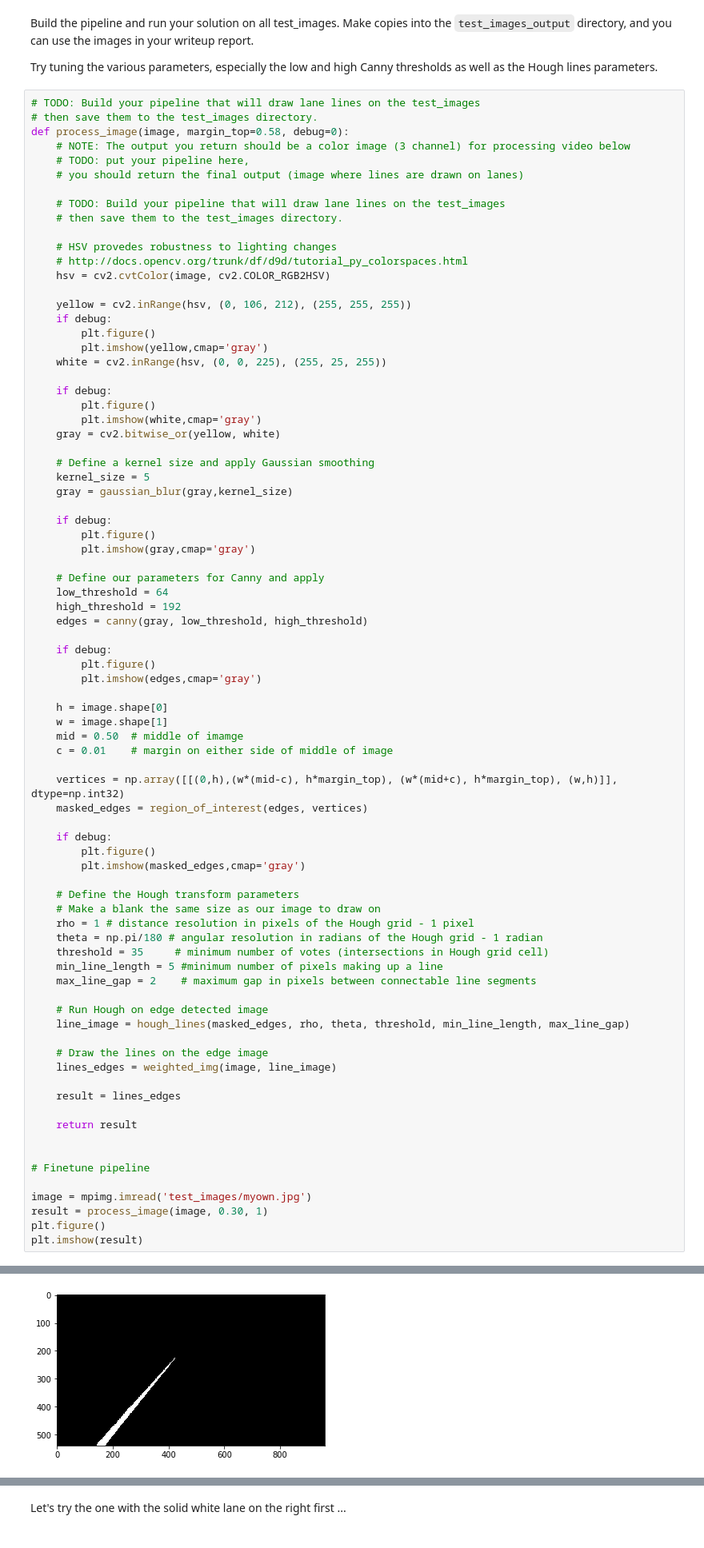
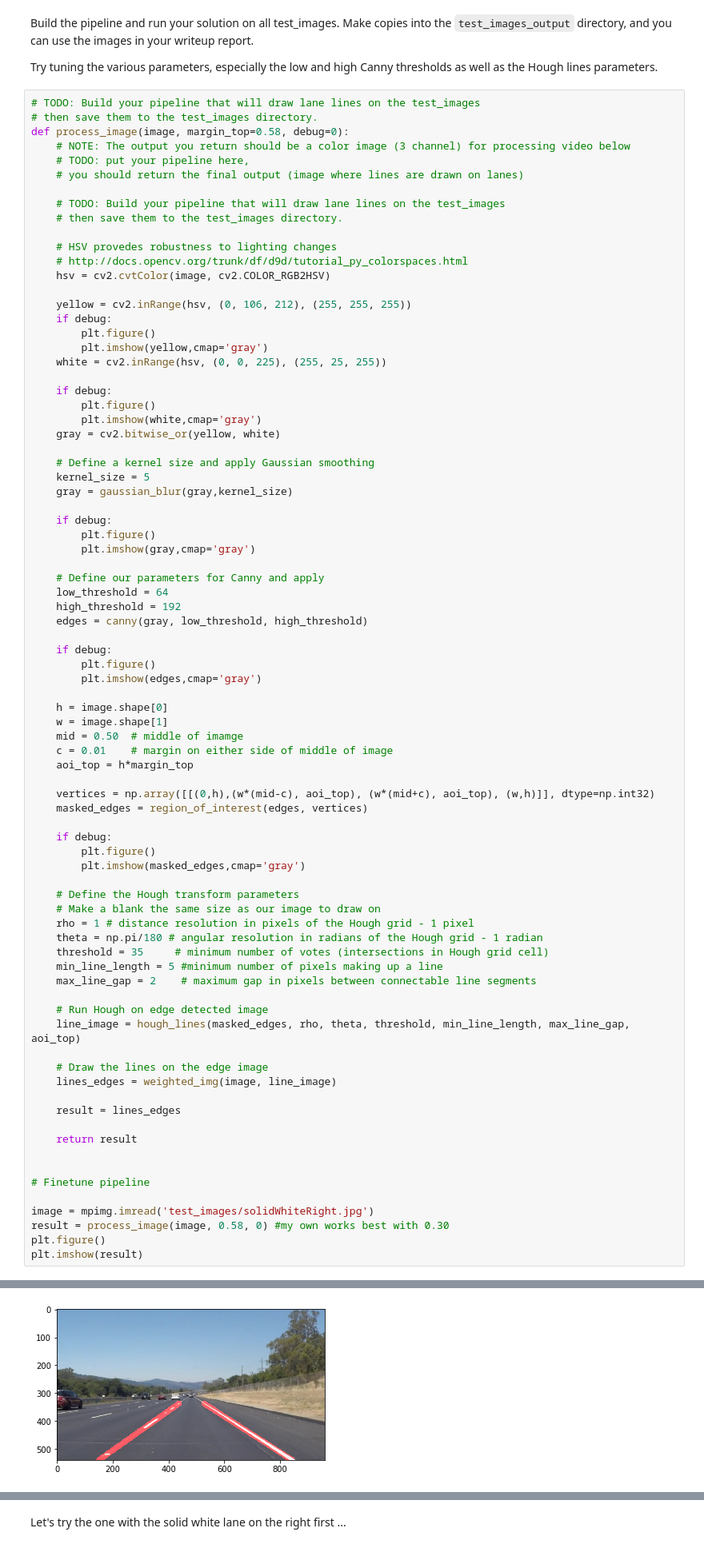
Before and after one commit to asadziach/CarND-LaneLines-P1, a Jupyter notebook: P1.ipynb, the cells around one changed output, grey strips where cells are left out. Shown at 80% size. Cells and saved outputs as stored; diff of their text form.

```diff
--- a/P1.ipynb
+++ b/P1.ipynb
@@ -236,39 +287,40 @@ def process_image(image, margin_top=0.58, debug=0):
     w = image.shape[1]
     mid = 0.50  # middle of imamge
     c = 0.01    # margin on either side of middle of image
+    aoi_top = h*margin_top
 
-    vertices = np.array([[(0,h),(w*(mid-c), h*margin_top), (w*(mid+c), h*margin_top), (w,h)]], dtype=np.int32)
+    vertices = np.array([[(0,h),(w*(mid-c), aoi_top), (w*(mid+c), aoi_top), (w,h)]], dtype=np.int32)
     masked_edges = region_of_interest(edges, vertices)
 
     if debug:
         plt.figure()
         plt.imshow(masked_edges,cmap='gray')
 
     # Define the Hough transform parameters
     # Make a blank the same size as our image to draw on
     rho = 1 # distance resolution in pixels of the Hough grid - 1 pixel
     theta = np.pi/180 # angular resolution in radians of the Hough grid - 1 radian
     threshold = 35     # minimum number of votes (intersections in Hough grid cell)
     min_line_length = 5 #minimum number of pixels making up a line
     max_line_gap = 2    # maximum gap in pixels between connectable line segments
 
     # Run Hough on edge detected image
-    line_image = hough_lines(masked_edges, rho, theta, threshold, min_line_length, max_line_gap)
+    line_image = hough_lines(masked_edges, rho, theta, threshold, min_line_length, max_line_gap, aoi_top)
 
     # Draw the lines on the edge image
     lines_edges = weighted_img(image, line_image)
 
     result = lines_edges
 
     return result
 
 
 # Finetune pipeline
 
-image = mpimg.imread('test_images/myown.jpg')
-result = process_image(image, 0.30, 1)
+image = mpimg.imread('test_images/solidWhiteRight.jpg')
+result = process_image(image, 0.58, 0) #my own works best with 0.30
 plt.figure()
 plt.imshow(result)
 # %% [output]
 <matplotlib.image.AxesImage at 0x...>
-[figure, old version]
+[figure, new version]
```
Also changed, not shown: parts of 11 cells of this notebook.
